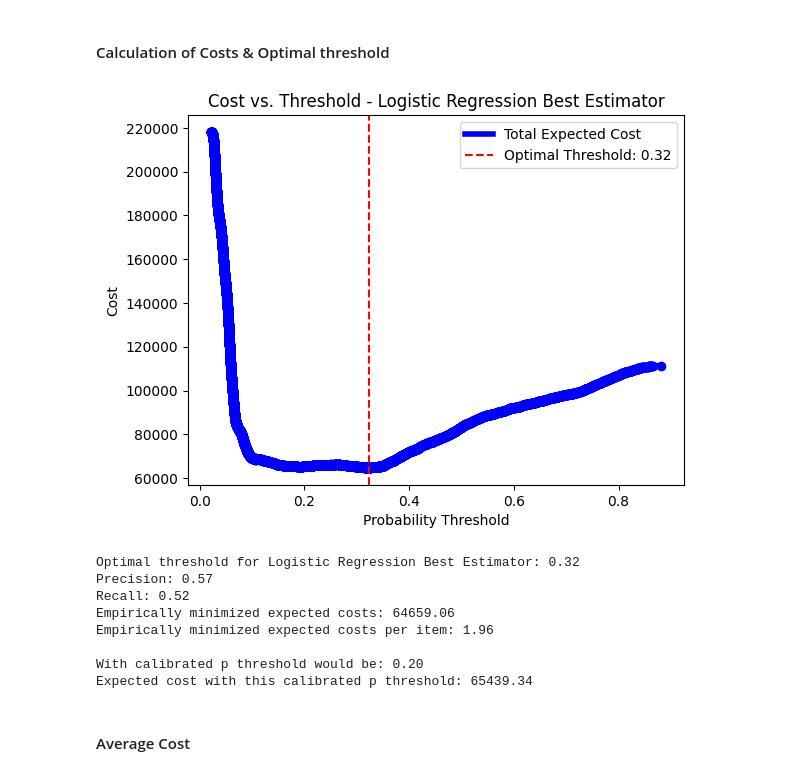
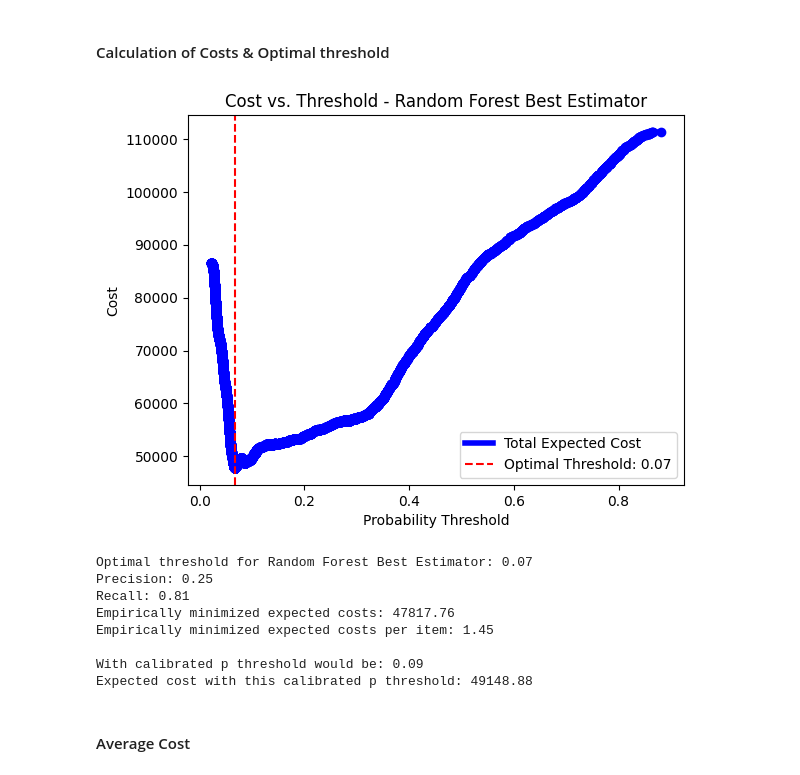
Before and after one commit to elen-ladder/MADS_Bank_Telemarketing, a Jupyter notebook: BankMarketing_Shared_Peter_1901.ipynb, the cells around one changed output. Drawn from its saved outputs; the diff is of its cells as text; code cells hidden in the pictures.

```diff
--- a/BankMarketing_Shared_Peter_1901.ipynb
+++ b/BankMarketing_Shared_Peter_1901.ipynb
@@ -243,9 +240,9 @@ average_call_minutes = round(average_call_seconds/60, 2)
 # %%
-call_cost_fixed = 7.46
+#call_cost_fixed = 2.96
 revenue_missed = 30
 
 # False Positive is een onnodig gevoerd gesprek
-cost_unsuccesfull_call = call_cost_fixed
+cost_unsuccesfull_call = 2.96
 
 # False Negative is een niet gevoerd, maar wel gewenst gesprek
 cost_missed_call = revenue_missed
@@ -934,17 +931,17 @@ plt.show()
 #### Calculation of Costs & Optimal threshold
 # %%
 # use the TRAIN set to determine the optimal threshold
-th_rf = empirical_costbased_thresholding(y_train, y_train_proba_rf_be[:,1], "Logistic Regression Best Estimator", cost_unsuccesfull_call, cost_missed_call, p=True)
+th_rf = empirical_costbased_thresholding(y_train, y_train_proba_rf_be[:,1], "Random Forest Best Estimator", cost_unsuccesfull_call, cost_missed_call, p=True)
 # %% [output]
-[figure, old version]
+[figure, new version]
-Optimal threshold for Logistic Regression Best Estimator: 0.32
-Precision: 0.57
-Recall: 0.52
-Empirically minimized expected costs: 64659.06
-Empirically minimized expected costs per item: 1.96
+Optimal threshold for Random Forest Best Estimator: 0.07
+Precision: 0.25
+Recall: 0.81
+Empirically minimized expected costs: 47817.76
+Empirically minimized expected costs per item: 1.45
 
-With calibrated p threshold would be: 0.20
-Expected cost with this calibrated p threshold: 65439.34
+With calibrated p threshold would be: 0.09
+Expected cost with this calibrated p threshold: 49148.88
 # %% [markdown]
 #### Average Cost
 # %%
```
Also changed, not shown: parts of 17 cells of this notebook, 1 other file.
